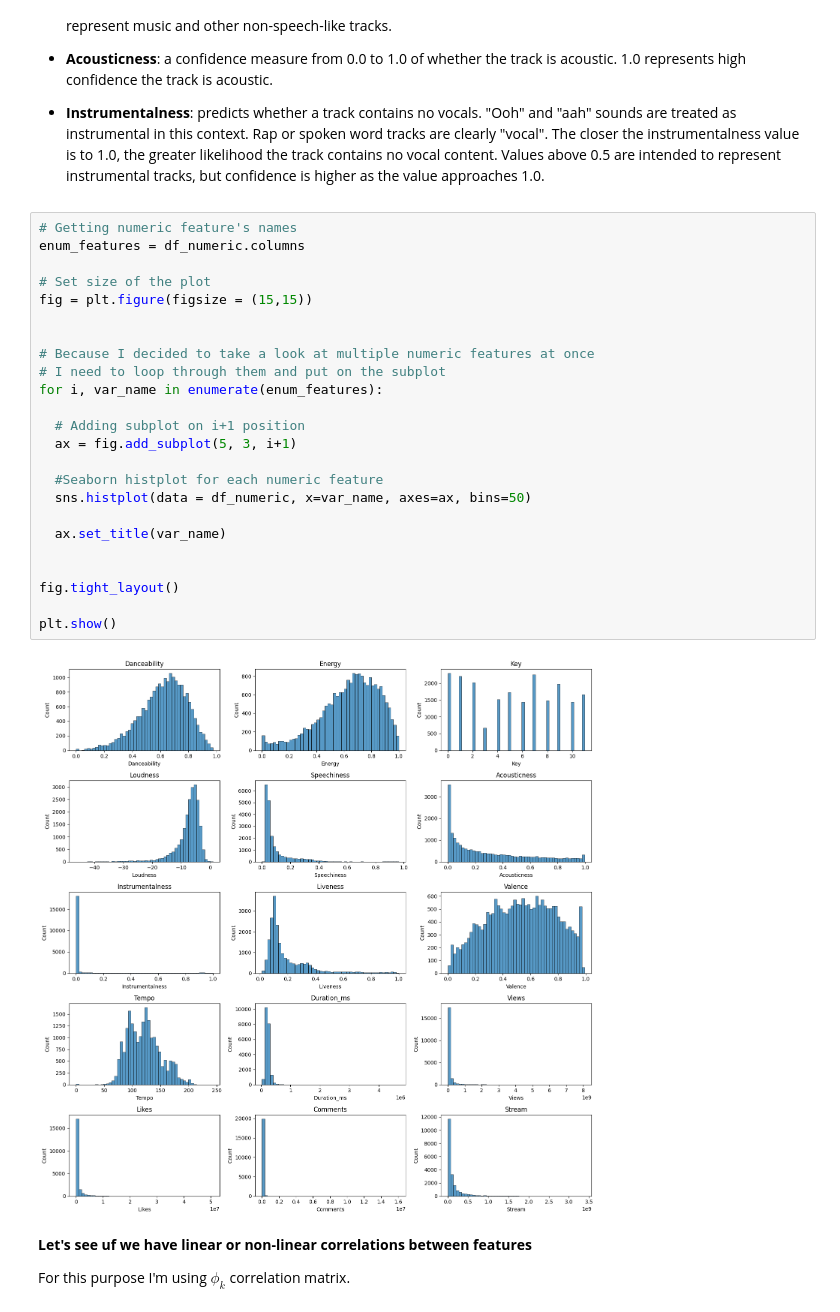
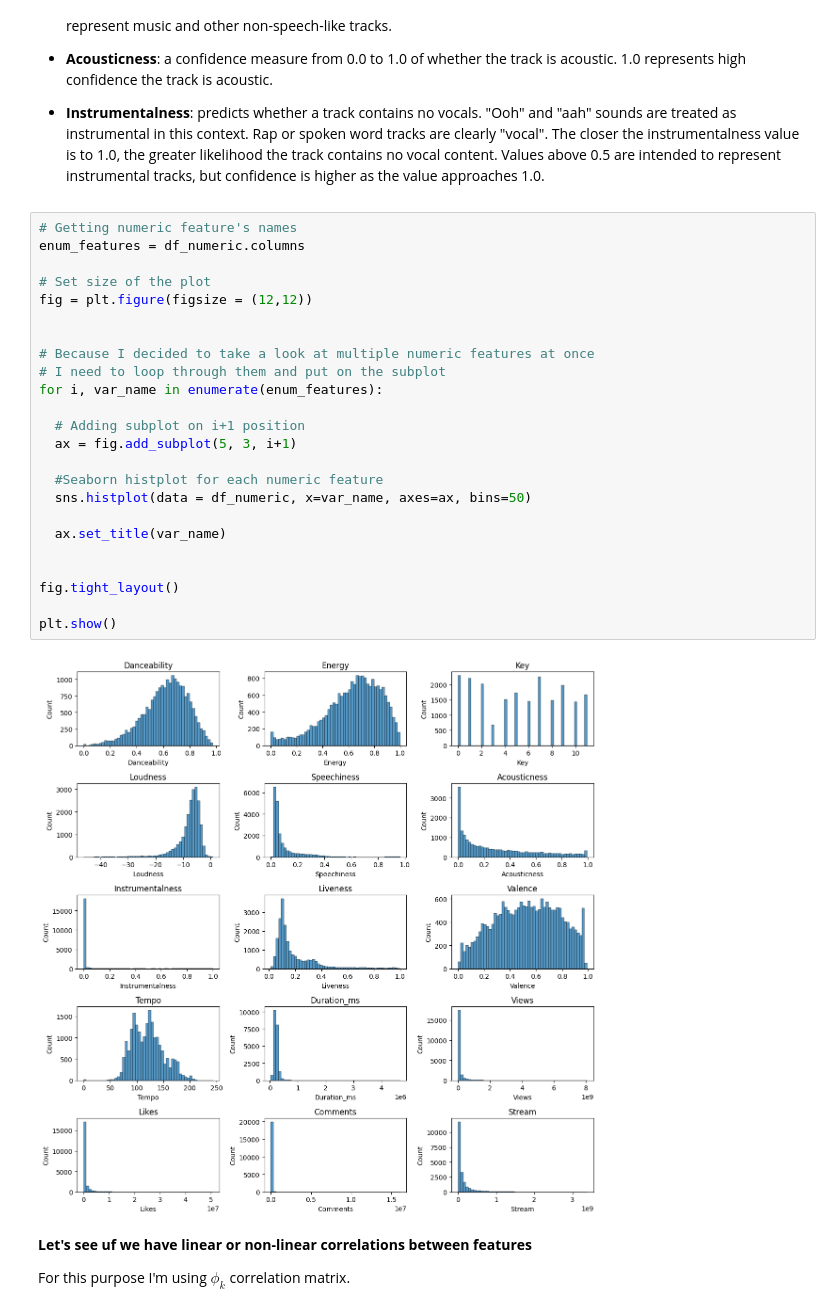
Before and after one commit to IliaGamov/Youtube_Spotify_music_EDA, a Jupyter notebook: Spotify_Youtube_music_EDA.ipynb, the cells around one changed output. Drawn from its saved outputs; the diff is of its cells as text.

```diff
--- a/Spotify_Youtube_music_EDA.ipynb
+++ b/Spotify_Youtube_music_EDA.ipynb
@@ -88,29 +90,29 @@ And to make everything clear I'd like to add explanation for some features:
 # %%
 # Getting numeric feature's names
 enum_features = df_numeric.columns
 
 # Set size of the plot
-fig = plt.figure(figsize = (15,15))
+fig = plt.figure(figsize = (12,12))
 
 
 # Because I decided to take a look at multiple numeric features at once
 # I need to loop through them and put on the subplot
 for i, var_name in enumerate(enum_features):
 
   # Adding subplot on i+1 position
   ax = fig.add_subplot(5, 3, i+1)
 
   #Seaborn histplot for each numeric feature
   sns.histplot(data = df_numeric, x=var_name, axes=ax, bins=50)
 
   ax.set_title(var_name)
 
 
 fig.tight_layout()
 
 plt.show()
 # %% [output]
-[figure, old version]
+[figure, new version]
 # %% [markdown]
 **Let's see uf we have linear or non-linear correlations between features**
 
```
Also changed, not shown: parts of 4 cells of this notebook.
